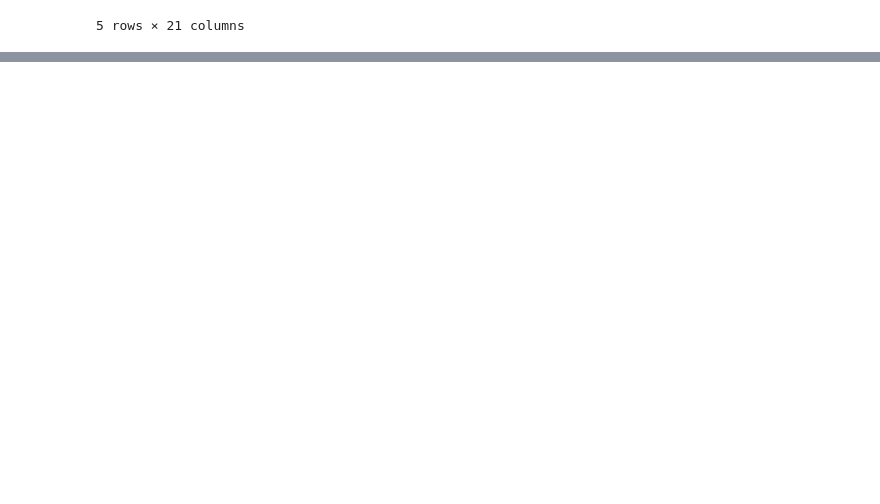
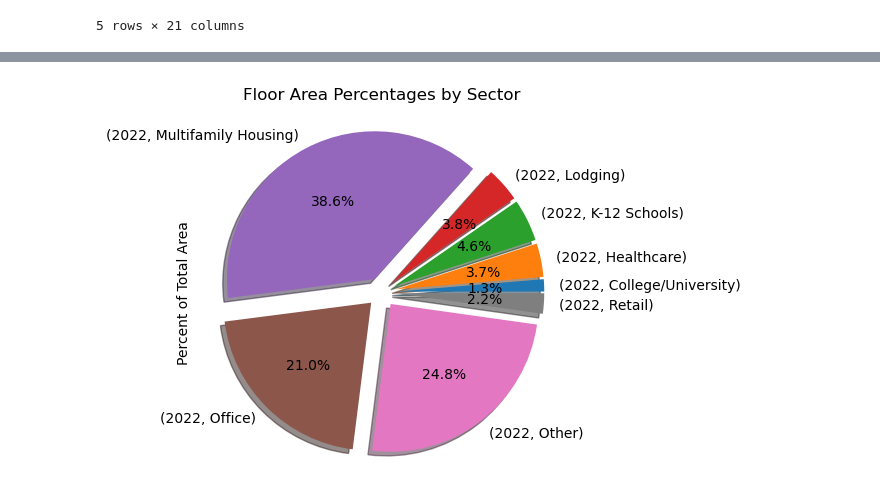
Before and after one commit to BlufferMK/Nexus-Navigators, a Jupyter notebook: import_transform.ipynb, the cells around one changed output, grey strips where cells are left out. Cells and saved outputs as stored; diff of their text form; code cells hidden in the pictures; blank space fills up the shorter version.

Commit message:
some plots complete

```diff
--- a/import_transform.ipynb
+++ b/import_transform.ipynb
@@ -167,0 +164,6 @@ Name: count, dtype: int64
+# %%
+grouped_by_type_2022 = only_2022_df.groupby(["Data Year","Building_Sector"])
+
+sum_by_type_2022 = pd.DataFrame(grouped_by_type_2022[["Gross Floor Area - Buildings (sq ft)",
+                                               "Weather Normalized Source EUI (kBtu/sq ft)", "Total GHG Emissions (Metric Tons CO2e)"]].sum())
+sum_by_type_2022
@@ -167,0 +181,5 @@ Name: count, dtype: int64
+# %%
+floor_area_sum_2022 = sum_by_type_2022.sum()
+print(floor_area_sum_2022.iloc[0])
+print(floor_area_sum_2022.iloc[1])
+print(floor_area_sum_2022.iloc[2])
@@ -167,0 +190,4 @@ Name: count, dtype: int64
+# %%
+sum_by_type_2022["Percent of Total Area"] = sum_by_type_2022["Gross Floor Area - Buildings (sq ft)"]/floor_area_sum_2022.iloc[0]*100
+sum_by_type_2022["Percent of Total GHG Emissions"] = sum_by_type_2022["Total GHG Emissions (Metric Tons CO2e)"]/floor_area_sum_2022.iloc[2]*100
+sum_by_type_2022.head()
@@ -167,0 +202,7 @@ Name: count, dtype: int64
+# %%
+plot = sum_by_type_2022.plot.pie(y="Percent of Total Area", title = "Floor Area Percentages by Sector",
+                                 legend = False, autopct = '%1.1f%%', shadow = True, startangle = 0,
+                                 explode=(0.1,0.1,0.1,0.1,0.1,0.1,0.1,0.1))
+plot.get_figure().savefig("Output\AreaPie.png")
+# %% [output]
+[figure, added]
```
Also changed, not shown: parts of 21 cells of this notebook, 8 other files.
